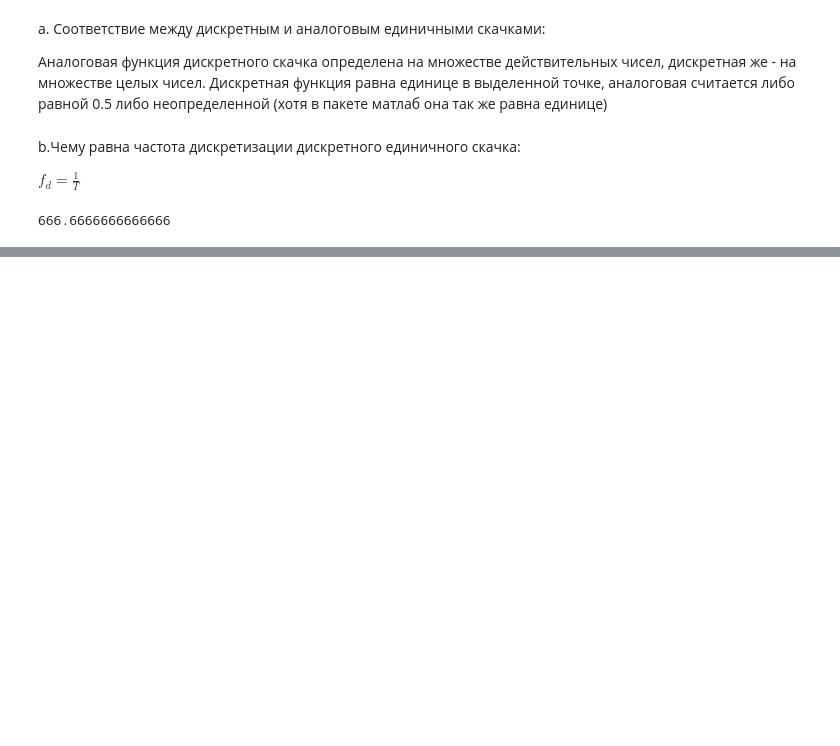
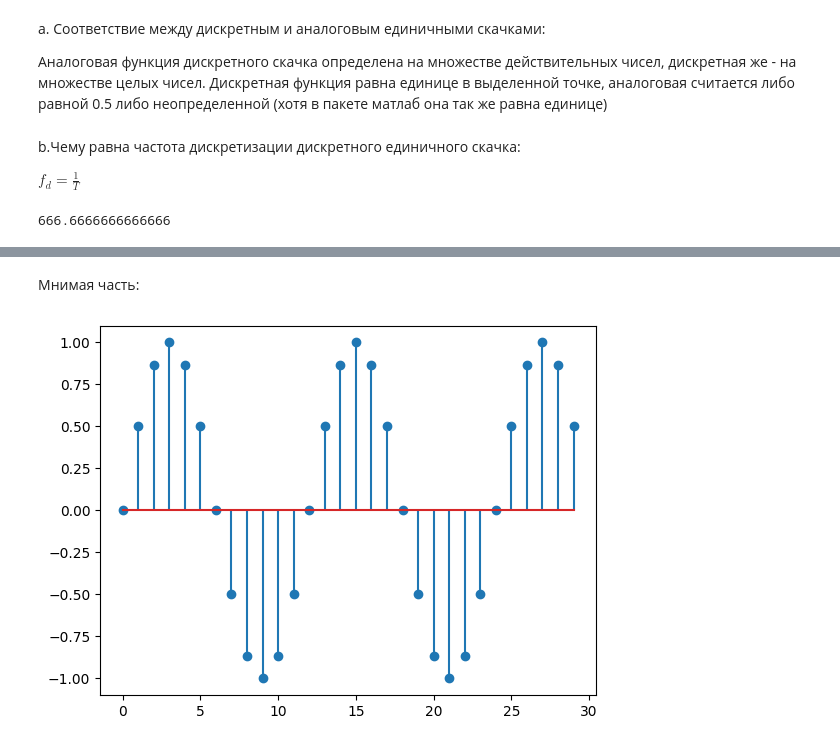
Before and after one commit to HippoMaru/DSP, a Jupyter notebook: task1.ipynb, the cells around one changed output, grey strips where cells are left out. Saved outputs shown, nothing was run; the diff lists cells and outputs as text; code cells hidden in the pictures; blank space fills up the shorter version.

```diff
--- a/task1.ipynb
+++ b/task1.ipynb
@@ -111,0 +170,7 @@ $f_d = \frac{1}{T}$
+# %% [markdown]
+Мнимая часть:
+# %%
+plt.stem(k, numpy.imag(exponential_normal_discrete))
+plt.show()
+# %% [output]
+[figure, added]
```
Also changed, not shown: parts of 31 cells of this notebook.
